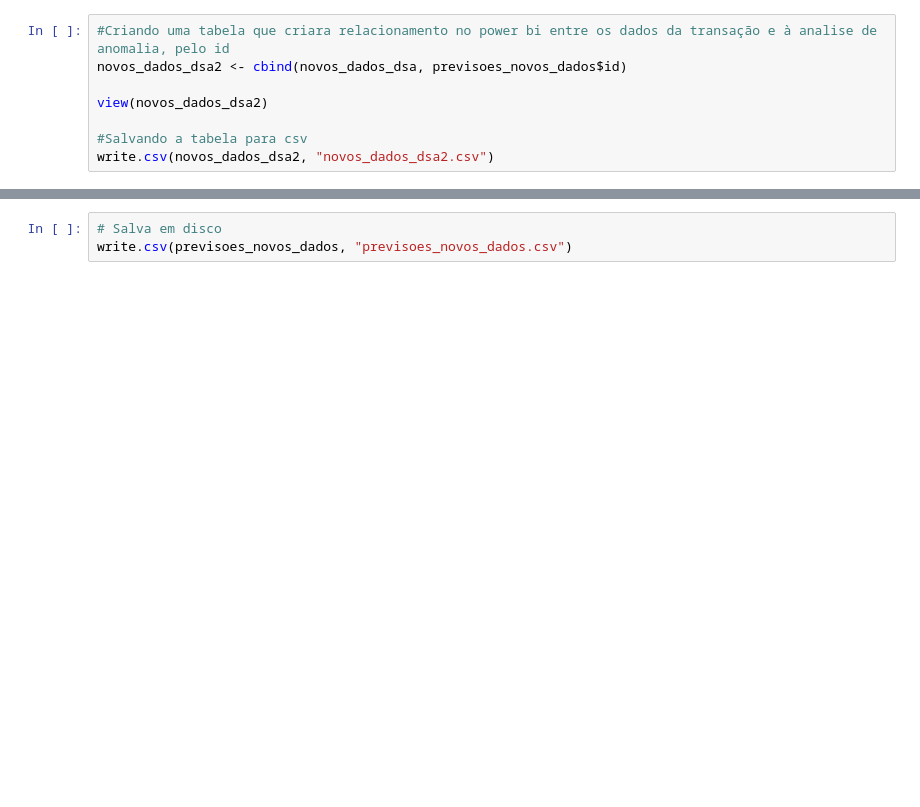
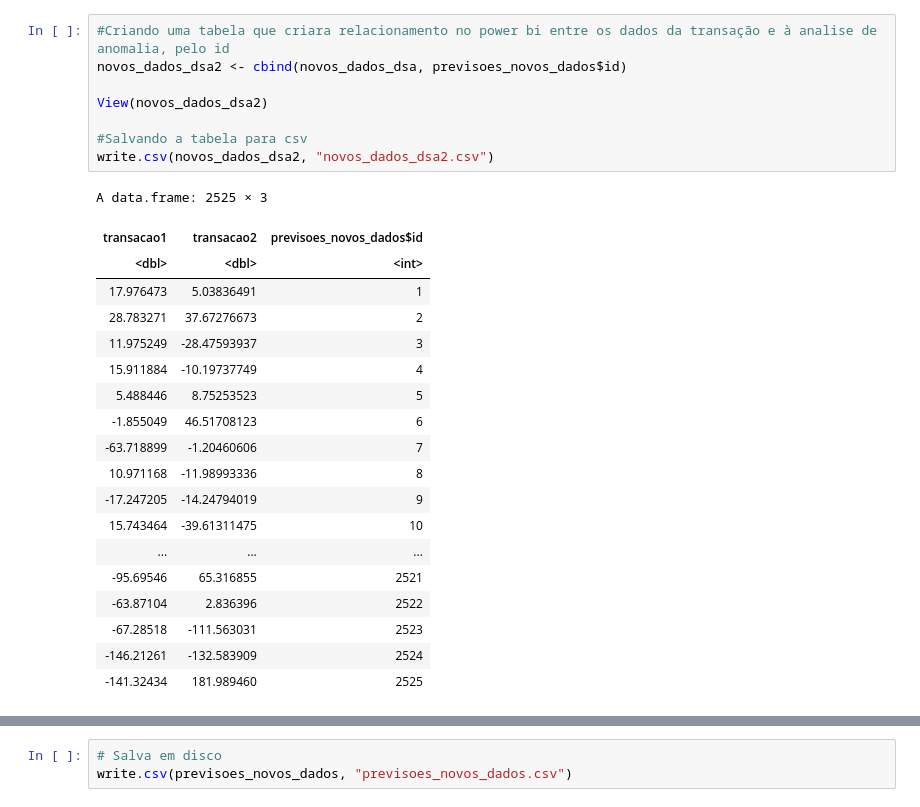
Before and after one commit to VitorCoutoF/Lab8_DSA_R_PowerBI, a Jupyter notebook: ML_Anomalias.ipynb, the cells around one changed output, grey strips where cells are left out. Saved outputs shown, nothing was run; the diff lists cells and outputs as text; blank space fills up the shorter version.

```diff
--- a/ML_Anomalias.ipynb
+++ b/ML_Anomalias.ipynb
@@ -71,11 +261,31 @@ view(indices_novos_dados)
 # %%
 #Criando uma tabela que criara relacionamento no power bi entre os dados da transação e à analise de anomalia, pelo id
 novos_dados_dsa2 <- cbind(novos_dados_dsa, previsoes_novos_dados$id)
 
-view(novos_dados_dsa2)
+View(novos_dados_dsa2)
 
 #Salvando a tabela para csv
 write.csv(novos_dados_dsa2, "novos_dados_dsa2.csv")
+# %% [output]
+A data.frame: 2525 × 3
+| transacao1 | transacao2 | previsoes_novos_dados$id |
+| <dbl> | <dbl> | <int> |
+| 17.976473 | 5.03836491 | 1 |
+| 28.783271 | 37.67276673 | 2 |
+| 11.975249 | -28.47593937 | 3 |
+| 15.911884 | -10.19737749 | 4 |
+| 5.488446 | 8.75253523 | 5 |
+| -1.855049 | 46.51708123 | 6 |
+| -63.718899 | -1.20460606 | 7 |
+| 10.971168 | -11.98993336 | 8 |
+| -17.247205 | -14.24794019 | 9 |
+| 15.743464 | -39.61311475 | 10 |
+| ... | ... | ... |
+| -95.69546 | 65.316855 | 2521 |
+| -63.87104 | 2.836396 | 2522 |
+| -67.28518 | -111.563031 | 2523 |
+| -146.21261 | -132.583909 | 2524 |
+| -141.32434 | 181.989460 | 2525 |
 # %%
 # Filtro
 anomalias_novos_dados = novos_dados_dsa[indices_novos_dados$id, ]
```
Also changed, not shown: parts of 11 cells of this notebook, 2 other files.
